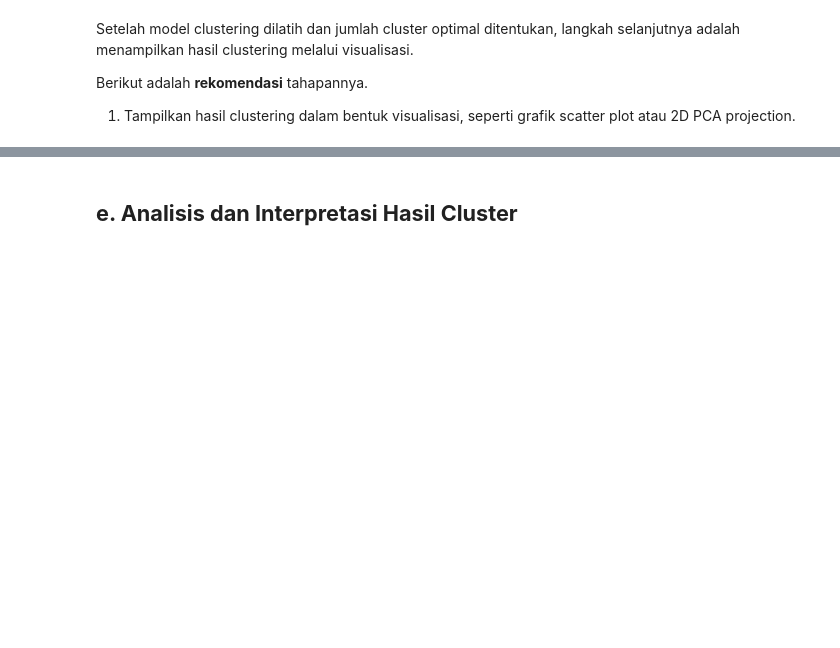
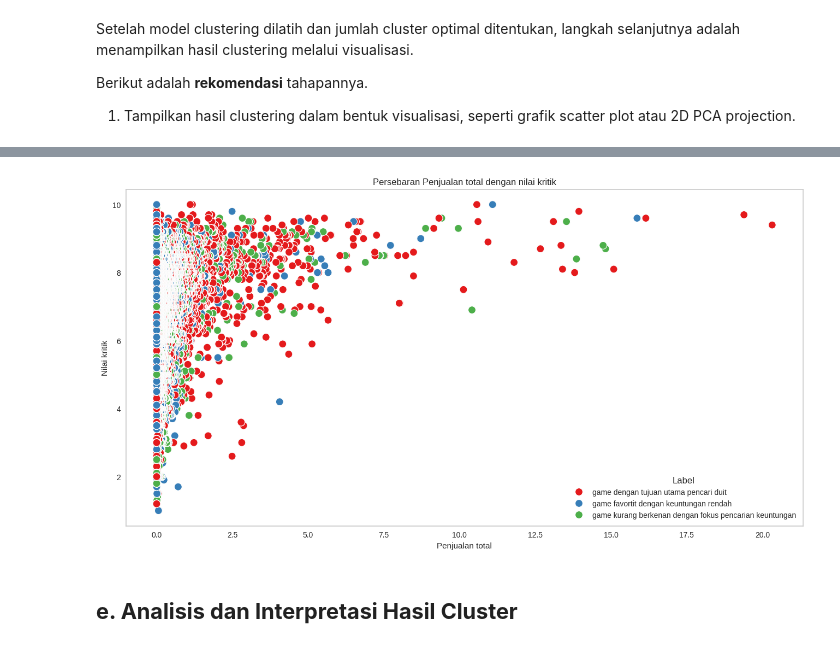
Before and after one commit to DGkurnia/cnkproject, a Jupyter notebook: BMLP_Derfansyah_Guswiranata_Kurnia_clus_ii.ipynb, the cells around one changed output, grey strips where cells are left out. Drawn from its saved outputs; the diff is of its cells as text; code cells hidden in the pictures; blank space fills up the shorter version.

```diff
--- a/BMLP_Derfansyah_Guswiranata_Kurnia_clus_ii.ipynb
+++ b/BMLP_Derfansyah_Guswiranata_Kurnia_clus_ii.ipynb
@@ -1429,0 +1434,5 @@ Data terus menyebar ke bawah
+# %%
+#Inspeksi data jadi
+dfklst = pd.read_csv('/content/hslclstr.csv') #Dari bagian upload csv
+dfklstc = dfklst.copy()
+dfklstc.info()
@@ -1429,0 +1457,5 @@ Data terus menyebar ke bawah
+# %%
+#Pengambilan data untuk plot sebar
+newdfklstc = dfklstc.drop(columns=['kemungkinan generasi', 'kemungkinan jenis permainan']).copy()
+lbljd = newdfklstc['Label'].copy() #Label
+newdfklstc.info()
@@ -1429,0 +1480,10 @@ Data terus menyebar ke bawah
+# %%
+#Kolom numerik untuk plot sebar
+numdf2c = newdfklstc.iloc[:,5:11].copy()
+#cek hasil sebelum penyatuan
+print("Sebelum pemasangan label")
+numdf2c.info() #sblm ada label
+dfsct = pd.concat([lbljd, numdf2c], axis=1, sort=True, copy=True)
+#setelah ada label
+print("Setelah pemasangan label")
+dfsct.info()
@@ -1430,3 +1508,17 @@ Data terus menyebar ke bawah
+# %%
+#Plot penyebaran untuk hasil
+jnslabel = lbljd.unique().copy()
+#Grafik persebaran data
+plt.figure(figsize=(16, 8))
+sns.scatterplot(data=dfsct, x='total_sales', y='critic_score', hue='Label', palette='Set1', s=100)
+plt.title('Persebaran Penjualan total dengan nilai kritik')
+plt.xlabel('Penjualan total')
+plt.ylabel('Nilai kritik')
+plt.legend(title='Label')
+plt.grid()
+plt.show()
+# %% [output]
+[figure, added]
 # %% [markdown]
 ## **e. Analisis dan Interpretasi Hasil Cluster**
 # %% [markdown]
```
Also changed, not shown: parts of 21 cells of this notebook.
